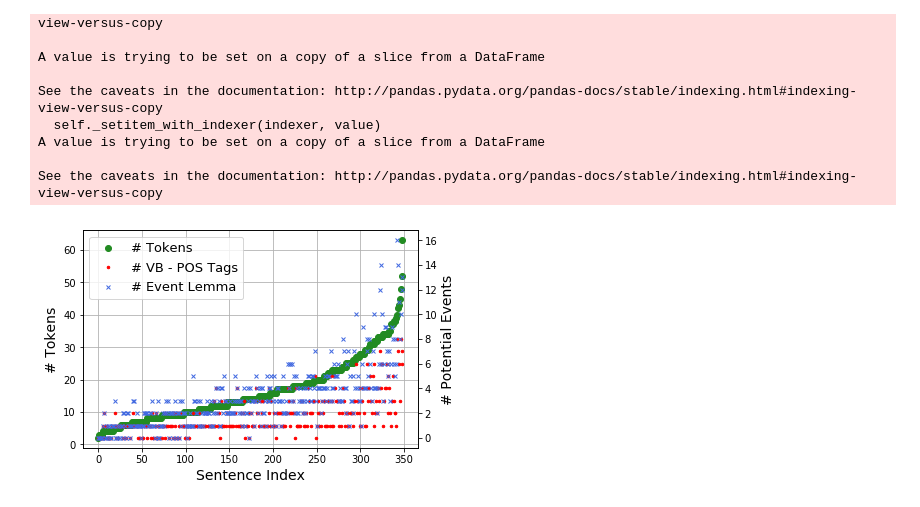
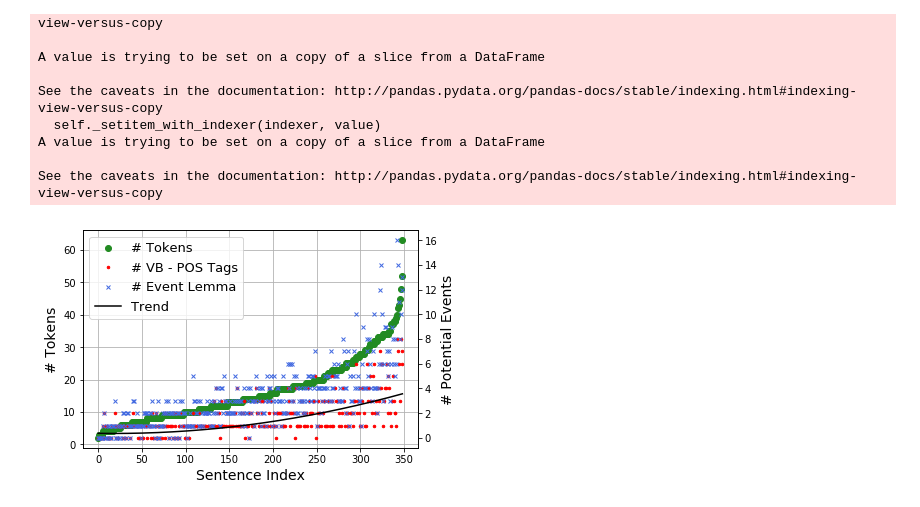
Before and after one commit to CrowdTruth/Event-Extraction, a Jupyter notebook: notebooks/Stats&Consistency&Completeness/TempEval-3 - Create Statistics on Sentences without Events.ipynb, the cells around one changed output. Drawn from its saved outputs; the diff is of its cells as text; code cells hidden in the pictures.

```diff
--- a/notebooks/Stats&Consistency&Completeness/TempEval-3 - Create Statistics on Sentences without Events.ipynb
+++ b/notebooks/Stats&Consistency&Completeness/TempEval-3 - Create Statistics on Sentences without Events.ipynb
@@ -427,36 +427,36 @@ subsetSentences = subsetSentences.reset_index()
 subsetSentences = pd.read_csv('../../data/TempEval3-data/TE3-Gold_subset_sentences_without_events.csv')
 subsetSentences = subsetSentences.reset_index()
 ax = plt.gca()
 
 # add the second axis
 ax2 = ax.twinx()
 
 lns1 = ax.plot(subsetSentences['#Tokens'], 'o', c='forestgreen', lw=2.5, label = '# Tokens')
 lns2 = ax2.plot(subsetSentences['# POS Tags VB'], 'o', color='red', ms=2.5, label = '# VB - POS Tags')
 lns3 = ax2.plot(subsetSentences['#Event Lemma'], 'x', ms=4, color='royalblue', label = '# Event Lemma')
 
 # prepare and plot the trend line
-#difference = subsetSentences['#Event Lemma'] - subsetSentences['# POS Tags VB']
-#z = np.polyfit(subsetSentences['index'], difference,2)
-#p = np.poly1d(z)
-#lns4 = ax2.plot(subsetSentences['index'], p(subsetSentences['index']),'k-', label = 'Trend')
+difference = subsetSentences['#Event Lemma'] - subsetSentences['# POS Tags VB']
+z = np.polyfit(subsetSentences['index'], difference,2)
+p = np.poly1d(z)
+lns4 = ax2.plot(subsetSentences['index'], p(subsetSentences['index']),'k-', label = 'Trend')
 
 # add grid to the chart
 ax.grid(True)
 
 # setup the label for each axis
 ax.set_xlabel('Sentence Index', fontsize=14, color='black')
 ax.set_ylabel('# Tokens', fontsize=14, color='black')
 ax2.set_ylabel('# Potential Events', fontsize=14, color='black')
 
 # added the four lines in the legend
-lns = lns1+lns2+lns3
+lns = lns1+lns2+lns3+lns4
 labs = [l.get_label() for l in lns]
 ax.legend(lns, labs, loc=0, prop={'size':13})
 
 #plt.legend(prop={'size':13})
 #plt.show()
 
 plt.savefig('../../plots/unlabeled_sentences_gold_stats.pdf', format='pdf', dpi=1200)
 # %% [output]
-[figure, old version]
+[figure, new version]
```
Also changed, not shown: parts of 1 cell of this notebook, 10 other files.
